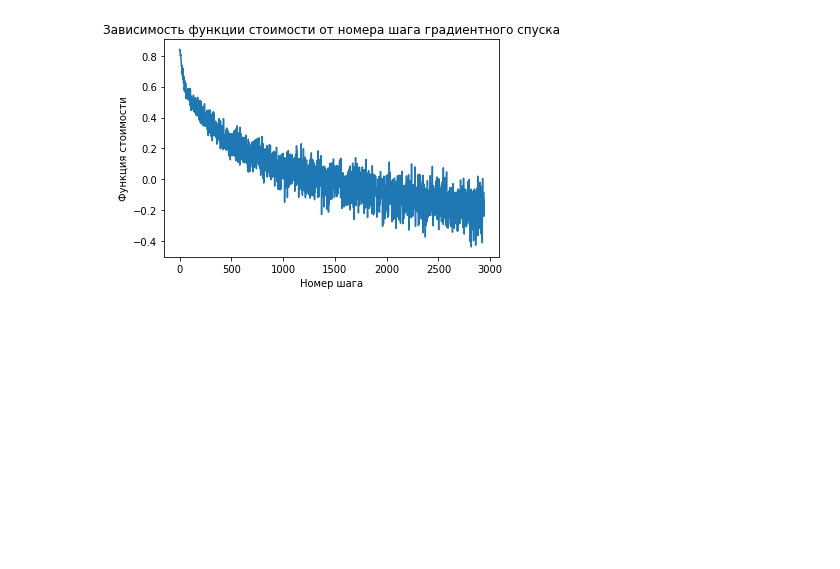
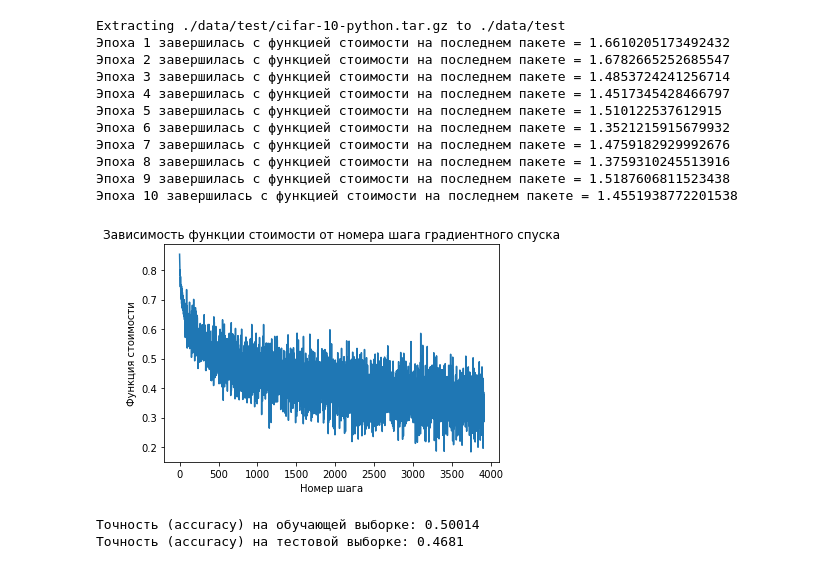
Before and after one commit to vikadenisova/mirea_ml, a Jupyter notebook: ml_lab2_1.ipynb, the cells around one changed output. Drawn from its saved outputs; the diff is of its cells as text; code cells hidden in the pictures; blank space fills up the shorter version.

```diff
--- a/ml_lab2_1.ipynb
+++ b/ml_lab2_1.ipynb
@@ -5,7 +5,6 @@
 import torch
 import torch.nn as nn
 from torch.utils.data import DataLoader
-import torch.nn.functional as F
 
 # Импортируем модули, связанные с компьютерным зрением
 from torchvision import datasets
@@ -16,35 +15,43 @@ from sklearn.metrics import accuracy_score
 import matplotlib.pyplot as plt
 
 
-# В этой части предлагается реализовать сверточную сеть.
+# В данной лабораторной работе вам необходимо обучить две сети с архитектурой,
+# которую вам необходимо разработать самостоятельно.
+# В этой части предлагается реализовать полносвязную сеть без использования сверточных слоев.
 # Поэкспериментируйте с использованием слоев пакетной нормализации и дропаута.
 # Сравните точность на тестовой выборке с аналогичными результатами одногруппников.
+class FCNet(nn.Module):
 
-class ConvNet(nn.Module):
     def __init__(self):
         super().__init__()
-        self.conv1 = nn.Conv2d(3, 32, kernel_size=3, padding=1)
-        self.conv2 = nn.Conv2d(32, 16, kernel_size=3, padding=1)
-        self.fc1 = nn.Linear(16 * 8 * 8, 32)
-        self.fc2 = nn.Linear(32,10)
+        self.classifier = nn.Sequential(
+            nn.Linear(32 * 32 * 3, 128),
+            nn.BatchNorm1d(128),
+            nn.Dropout(),
+            nn.ReLU(),
+            nn.Linear(128, 64),
+            nn.BatchNorm1d(64),
+            nn.ReLU(),
+            nn.Linear(64, 10)
+        )
 
+        # ===============
+
+    # Метод для выполнения прямого распространения сигнала, необходимо заполнить
     def forward(self, x):
-        out = F.max_pool2d(torch.tanh(self.conv1(x)), 2)
-        out = F.max_pool2d(torch.tanh(self.conv2(out)), 2)
-        out = out.view(-1, 16 * 8 * 8)
-        out = torch.tanh(self.fc1(out))
-        out = self.fc2(out)
-        return out
 
+      return self.classifier(x)
 
+        # ===============
 
 # Задаем количество эпох (проходов по всей обучающей выборке) и размер пакета, можно варьировать
-EPOCHS = 15
-BATCH_SIZE = 256
+EPOCHS = 10
+BATCH_SIZE = 128
 
 # Загружаем данные из набора CIFAR10
 train_data = datasets.CIFAR10(root='./data/train', train=True, download=True, transform=ToTensor())
 test_data = datasets.CIFAR10(root='./data/test', train=False, download=True, transform=ToTensor())
+
 
 # DataLoader позволяет разбить выборку на пакеты заданного размера.
 # Параметр shuffle отвечает за перемешивание данных в пакете
@@ -55,7 +62,7 @@ train_loader = DataLoader(train_data, batch_size=BATCH_SIZE, shuffle=True)
 device = 'cuda' if torch.cuda.is_available() else 'cpu'
 
 # Готовимся к обучению
-model = ConvNet().to(device)  # создаем модель
+model = FCNet().to(device)  # создаем модель
 optimizer = torch.optim.Adam(model.parameters(), lr=0.001)  # оптимизатор, нужно выбрать и настроить
 loss_function = nn.CrossEntropyLoss()  # функция потерь, нужно выбрать
 loss_history = list()  # список для хранения истории изменения функции стоимости
@@ -64,7 +71,7 @@ loss_history = list()  # список для хранения истории и
 for epoch in range(EPOCHS):
     for i, (batch, labels) in enumerate(train_loader):  # разбиваем выборку на пакеты
         # Нужно реализовать один шаг градиентного спуска
-        #batch = batch.reshape(batch.shape[0], -1)
+        batch = batch.reshape(batch.shape[0], -1)
         optimizer.zero_grad()
         loss = loss_function(model(batch), labels) # значение функции стоимости на пакете, нужно рассчитать
         loss.backward()
@@ -80,5 +87,20 @@ plt.ylabel('Функция стоимости')
 plt.plot(loss_history)
 plt.show()
 
-torch.save(model, 'CNN.pth')
+# Отключаем расчет вычислительного графа для экономии времени и памяти: нам не нужно считать градиенты при тестировании модели
+with torch.no_grad():
+    # Оцениваем качество модели
+    train_data_loader = DataLoader(train_data, batch_size=len(train_data))
+    train_features, train_targets = next(iter(train_data_loader))
+
+    train_features = train_features.reshape(len(train_data), -1).to(device)
+    train_model_predictions = torch.argmax(model(train_features), dim=1)
+    print('Точность (accuracy) на обучающей выборке:', accuracy_score(train_data.targets, train_model_predictions.cpu()))
+
+    test_data_loader = DataLoader(test_data, batch_size=len(test_data))
+    test_features, test_targets = next(iter(test_data_loader))
+
+    test_features = test_features.reshape(len(test_data), -1).to(device)
+    test_model_predictions = torch.argmax(model(test_features), dim=1)
+    print('Точность (accuracy) на тестовой выборке:', accuracy_score(test_data.targets, test_model_predictions.cpu()))
 # %% [output]
@@ -102 +110,14 @@ Files already downloaded and verified
+Extracting ./data/test/cifar-10-python.tar.gz to ./data/test
+Эпоха 1 завершилась с функцией стоимости на последнем пакете = 1.6610205173492432
+Эпоха 2 завершилась с функцией стоимости на последнем пакете = 1.6782665252685547
+Эпоха 3 завершилась с функцией стоимости на последнем пакете = 1.4853724241256714
+Эпоха 4 завершилась с функцией стоимости на последнем пакете = 1.4517345428466797
+Эпоха 5 завершилась с функцией стоимости на последнем пакете = 1.510122537612915
+Эпоха 6 завершилась с функцией стоимости на последнем пакете = 1.3521215915679932
+Эпоха 7 завершилась с функцией стоимости на последнем пакете = 1.4759182929992676
+Эпоха 8 завершилась с функцией стоимости на последнем пакете = 1.3759310245513916
+Эпоха 9 завершилась с функцией стоимости на последнем пакете = 1.5187606811523438
+Эпоха 10 завершилась с функцией стоимости на последнем пакете = 1.4551938772201538
-[figure, old version]
+[figure, new version]
+Точность (accuracy) на обучающей выборке: 0.50014
+Точность (accuracy) на тестовой выборке: 0.4681
```
Also changed, not shown: parts of 3 cells of this notebook.
